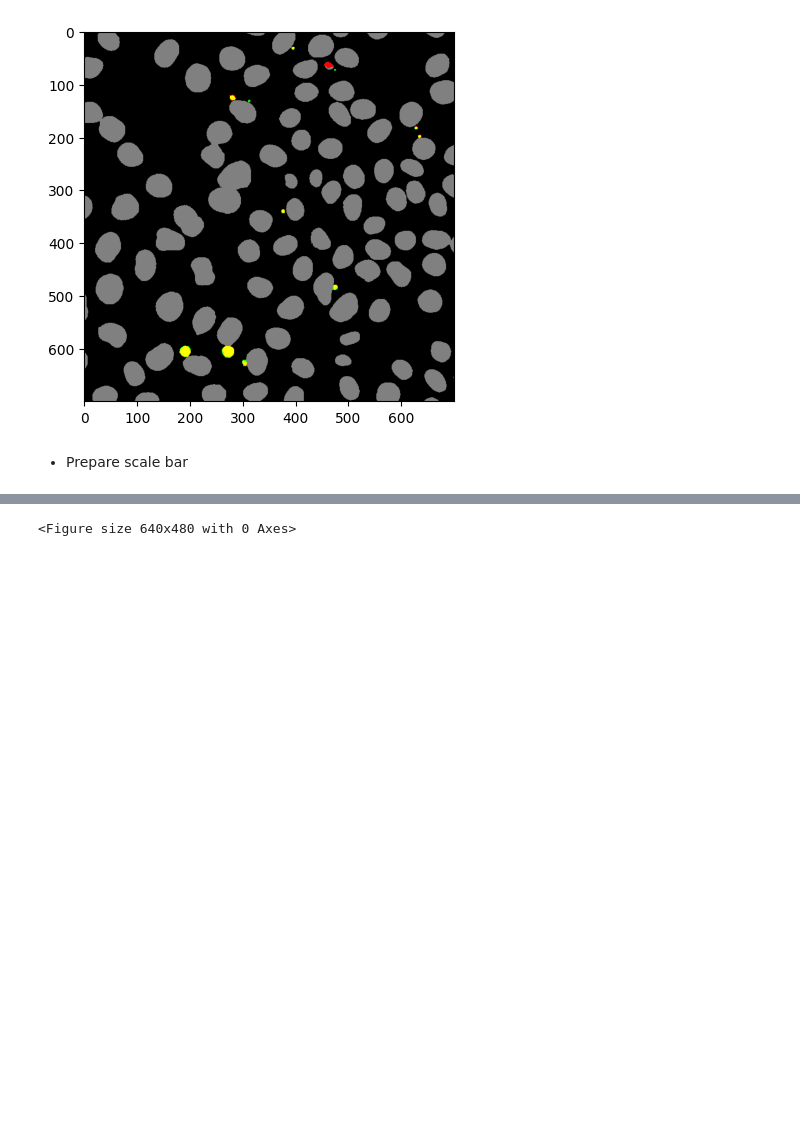
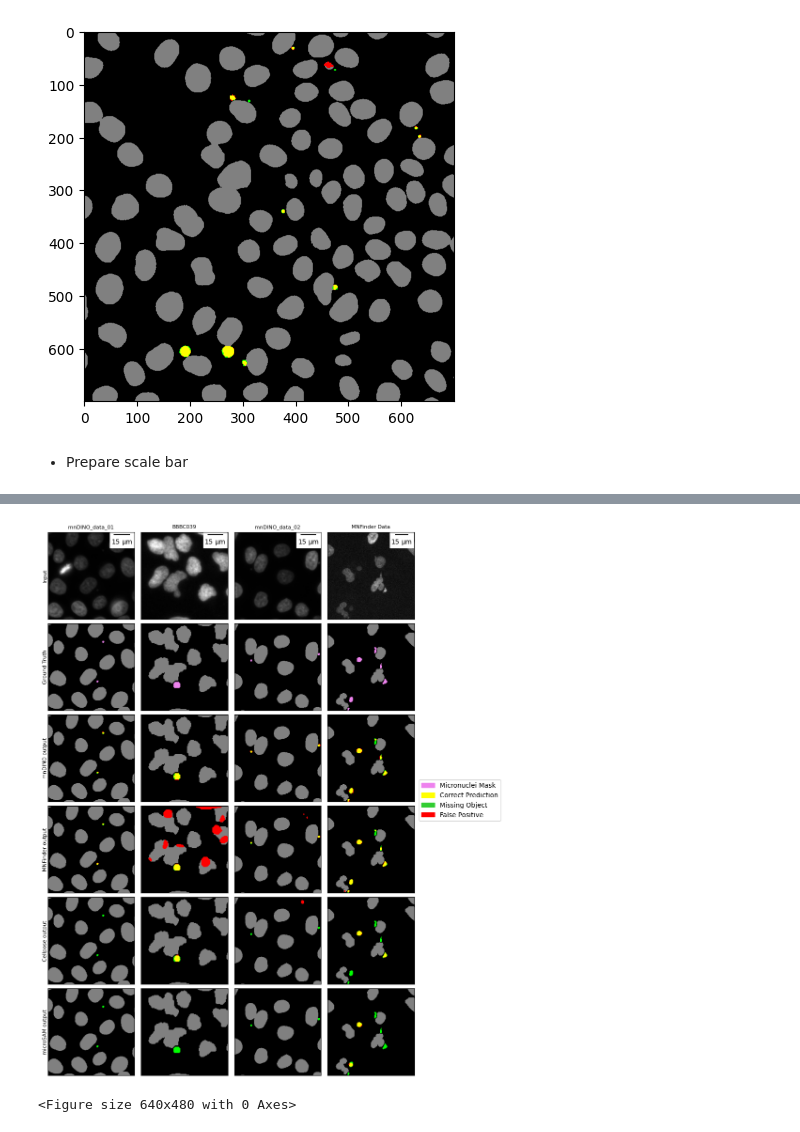
Before and after one commit to CaicedoLab/micronuclei-detection, a Jupyter notebook: figures/figure4.ipynb, the cells around one changed output, grey strips where cells are left out. Drawn from its saved outputs; the diff is of its cells as text; code cells hidden in the pictures; blank space fills up the shorter version.

```diff
--- a/figures/figure4.ipynb
+++ b/figures/figure4.ipynb
@@ -293 +297,65 @@ plt.show()
+# %%
+fig, ax = plt.subplots(6,4, figsize=(15,15))
+fontprops = fm.FontProperties(size=8)
+plt.subplots_adjust(wspace=-0.65, hspace=0.05)
+
+legend_elements = [mpatches.Patch(color='violet', label='Micronuclei Mask'),
+                   mpatches.Patch(color='yellow', label='Correct Prediction'),
+                   mpatches.Patch(color='limegreen', label='Missing Object'),
+                   mpatches.Patch(color='red', label='False Positive')]
+
+# Add the legend to the plot
+fig.legend(handles=legend_elements, loc='right', bbox_to_anchor=(0.9, 0.5))
+
+# Labels for columns and rows
+real_world_pixel_size = [4.25/14, 13.1/20, 6.5/20, 11.0/20]
+col_labels = ['mnDINO_data_01', 'BBBC039', 'mnDINO_data_02', 'MNFinder Data']
+row_labels = ['Input', 'Ground Truth', 'mnDINO output', 'MNFinder output', 'Cellpose output', 'microSAM output']
+
+for i in range(6):
+    for j in range(4):
+        if j==0: # Pilot Screen
+            r,c = 2400,2050
+        elif j == 1: # BBBC039
+            r,c = 300,50
+        elif j==2: # HeLa RPE1
+            r,c = 1700,1950
+        elif j==3: # MNFinder
+            r,c = 150,250
+        if i == 0:
+            if (j == 0) or (j == 2):
+                PS = 256
+            elif (j == 3):
+                PS = 180
+            else:
+                PS=128
+            ax[i,j].imshow(collections[i][j][r:r+PS,c:c+PS], cmap='gray')
+        else:
+            if (j == 0) or (j == 2):
+                PS = 256
+            elif (j == 3):
+                PS = 180
+            else:
+                PS=128
+            ax[i,j].imshow(collections[i][j][r:r+PS,c:c+PS,:])
+
+        # Hide ticks but keep labels
+        ax[i, j].tick_params(left=False, bottom=False, labelleft=False, labelbottom=False)
+
+        if i == 0:
+            ax[i, j].set_title(col_labels[j], fontsize=8)
+            # add scalebar, Use Scalebar library
+            scalebar = ScaleBar(real_world_pixel_size[j], 'um')
+            ax[i, j].add_artist(scalebar)
+
+
+        # Set row labels on the left side
+        if j == 0:
+            # ax[i, j].set_ylabel(row_labels[i], fontsize=10, rotation=0, labelpad=30, va='center')
+            ax[i, j].set_ylabel(row_labels[i], fontsize=8, rotation=90, va='center')
+
+
+plt.show()
+# %% [output]
+[figure, added]
 # %%
```
Also changed, not shown: parts of 17 cells of this notebook.
